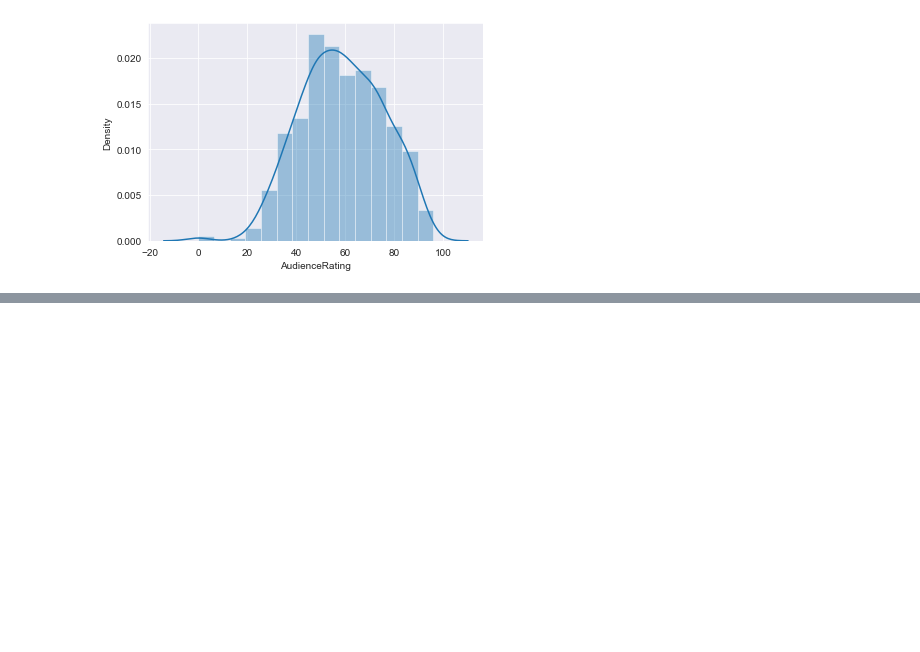
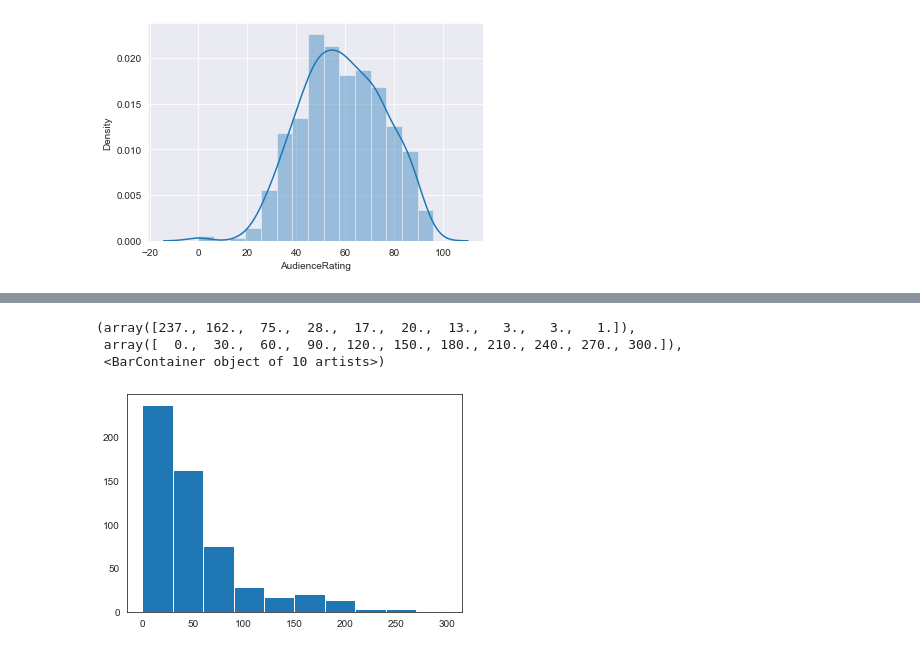
Before and after one commit to 07vikash/Movie-Rating-analysis, a Jupyter notebook: Movie-rating-analysis.ipynb, the cells around one changed output, grey strips where cells are left out. Cells and saved outputs as stored; diff of their text form; code cells hidden in the pictures; blank space fills up the shorter version.

```diff
--- a/Movie-rating-analysis.ipynb
+++ b/Movie-rating-analysis.ipynb
@@ -274,0 +286,7 @@ hist3 = plt.hist(movieData.AudienceRating)
+# %%
+plt.hist(movieData.BudgetMillions)
+# %% [output]
+(array([237., 162.,  75.,  28.,  17.,  20.,  13.,   3.,   3.,   1.]),
+ array([  0.,  30.,  60.,  90., 120., 150., 180., 210., 240., 270., 300.]),
+ <BarContainer object of 10 artists>)
+[figure, added]
```
Also changed, not shown: parts of 3 cells of this notebook.
